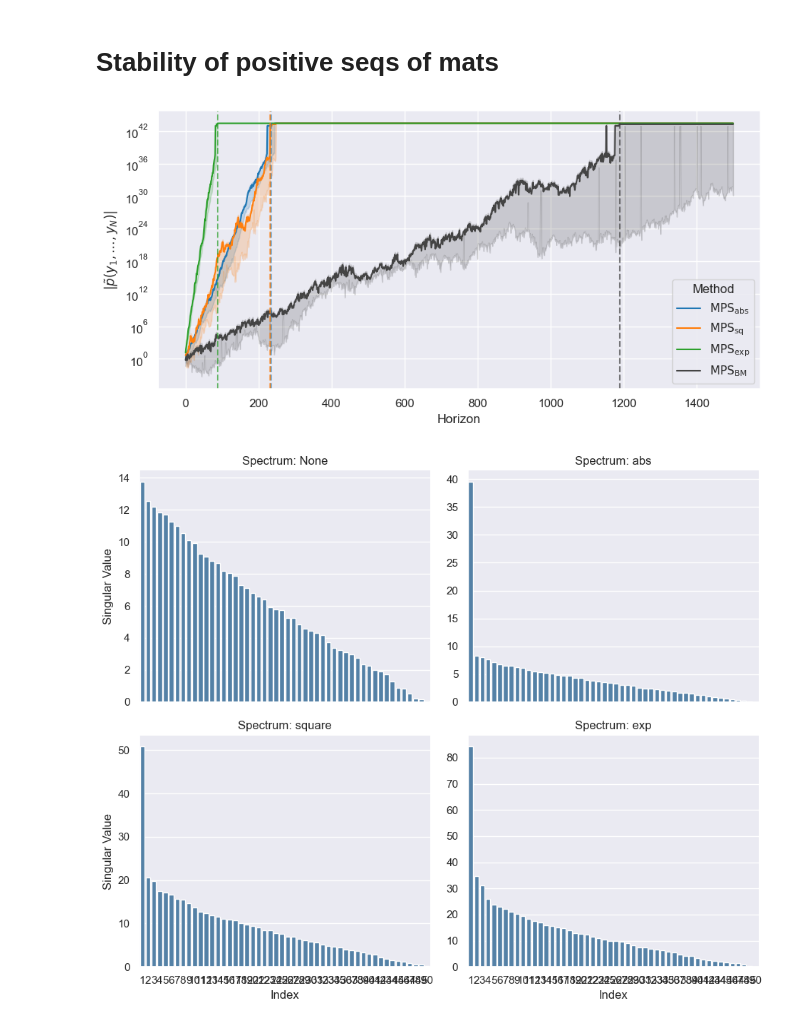
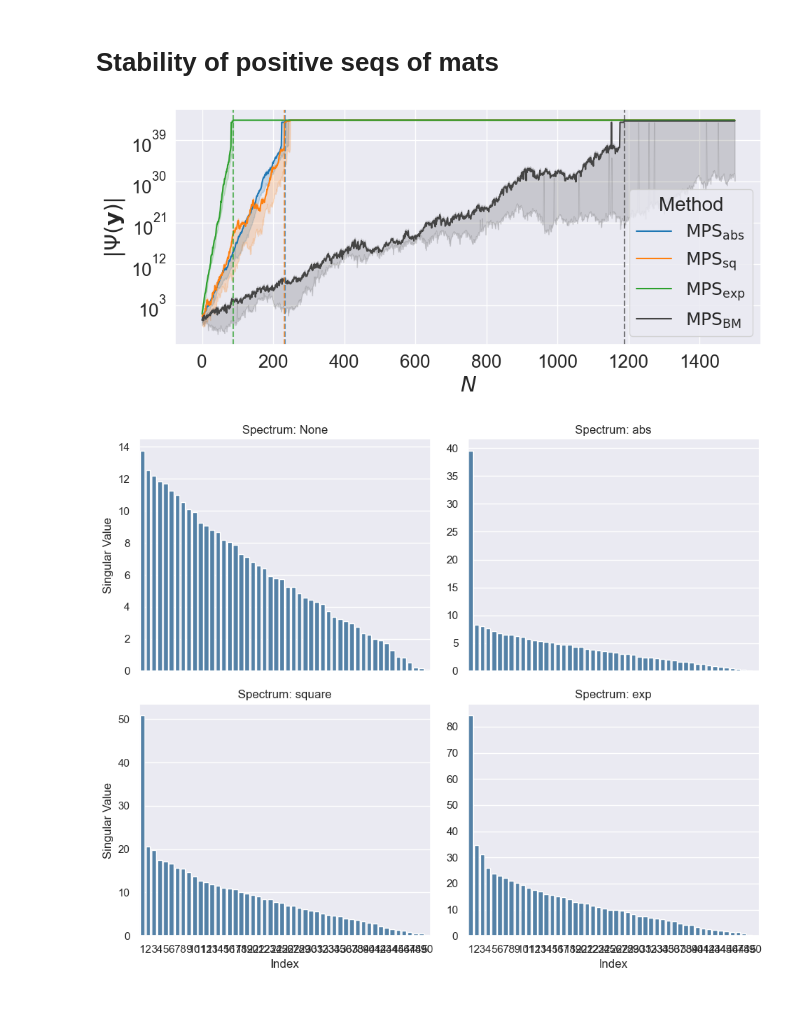
Before and after one commit to marawangamal/ptn, a Jupyter notebook: scripts/results.ipynb, the cells around one changed output. Drawn from its saved outputs; the diff is of its cells as text; code cells hidden in the pictures.

Commit message:
Update train scripts

```diff
--- a/scripts/results.ipynb
+++ b/scripts/results.ipynb
@@ -258,16 +263,16 @@ def get_dataloaders(d_model, horizon, d_output, n_train, n_val, batch_size, seed
 # %%
 # Common HPs
 BATCH_SIZE = 8
-LR = 5e-5
-EPOCHS = 100
-N_TRAIN = BATCH_SIZE * 10
+LR = 1e-5
+EPOCHS = 10
+N_TRAIN = BATCH_SIZE * 100
 N_VAL = 10
 
 # Plot
 ranks = [2]
-horizons = [1000]
-seeds = [0, 42, 84]
-d_models = [10]
+horizons = [100]
+seeds = [0]
+d_models = [1]
 d_outputs = [2]
 plot_kwargs = {
     "col": "horizon",
@@ -299,8 +304,8 @@ configs = [
         seeds,
         d_models,
         d_outputs,
-        ["bmnc"],
-        [True],
+        ["mps"],
+        [False],
     )
 ]
 
@@ -591,41 +647,53 @@ for seed in [0, 42, 84]:
             if not hit:
                 beta = torch.mv(fn(torch.randn(D, D)), beta)
                 hit = not torch.isfinite(beta).all()
                 if hit: inf_at[name] = t
             psi = float("inf") if hit else float(py_fn(torch.dot(alpha, beta)))
             rows.append({"Step": t, "Method": name, "psi": abs(psi)})
 
 df = pd.DataFrame(rows)
 finite = df[np.isfinite(df["psi"])]["psi"]
 cap = (finite.max() if not finite.empty else 1.0) * 1e5
 df["psi"] = df["psi"].replace([np.inf], cap)
 
 # Build custom palette: softer black (dark gray) for "None"
 base_colors = sns.color_palette("tab10", len(EXPS))
 palette = {name: base_colors[i] for i, (name, _, _) in enumerate(EXPS)}
 palette["$\mathrm{MPS}_\mathrm{BM}$"] = "#444444"
 
-sns.set_theme()
-plt.figure(figsize=(9, 4.5))
-ax = sns.lineplot(data=df, x="Step", y="psi", hue="Method", palette=palette)
+# Increase font size for all elements
+sns.set_theme(
+    font_scale=1.7,
+    rc={
+        "axes.labelsize": 22,
+        "axes.titlesize": 24,
+        # "xtick.labelsize": 18,
+        # "ytick.labelsize": 18,
+        "legend.fontsize": 18,
+        "legend.title_fontsize": 20,
+    }
+)
+fig, ax = plt.subplots(figsize=(9, 4))
+sns.lineplot(data=df, x="Step", y="psi", hue="Method", palette=palette, ax=ax)
 plt.yscale("log")
-plt.xlabel("Horizon")
-plt.ylabel(r"$|\tilde{p}(y_1, \ldots, y_N)|$")
-
+plt.xlabel("$N$", fontsize=22)
+plt.ylabel(r"$|\Psi(\mathbf{y})|$", fontsize=22)
 # vertical lines for inf
 for (name, _, _), color in zip(EXPS, [palette[n] for n, _, _ in EXPS]):
     if name in inf_at:
         plt.axvline(inf_at[name], color=color, ls="--", alpha=0.7, label=f"{name} inf@{inf_at[name]}")
 
 # dedupe legend
 h, l = ax.get_legend_handles_labels()
 uniq = OrderedDict(zip(l, h))
 # ax.legend(uniq.values(), uniq.keys(), title="$\\sigma$ (positivity function)", ncol=2)
 # ax.legend(title="$\\sigma$ (positivity function)")
 
-plt.tight_layout(); plt.show()
+plt.tight_layout(pad=0)  # Remove extra whitespace
+plt.subplots_adjust(left=0.05, right=0.98, top=0.97, bottom=0.13)  # Fine-tune to remove whitespace
+plt.show()
 # %% [output]
-[figure, old version]
+[figure, new version]
 # %%
 import torch
 import seaborn as sns
```
Also changed, not shown: parts of 17 cells of this notebook, 7 other files.
